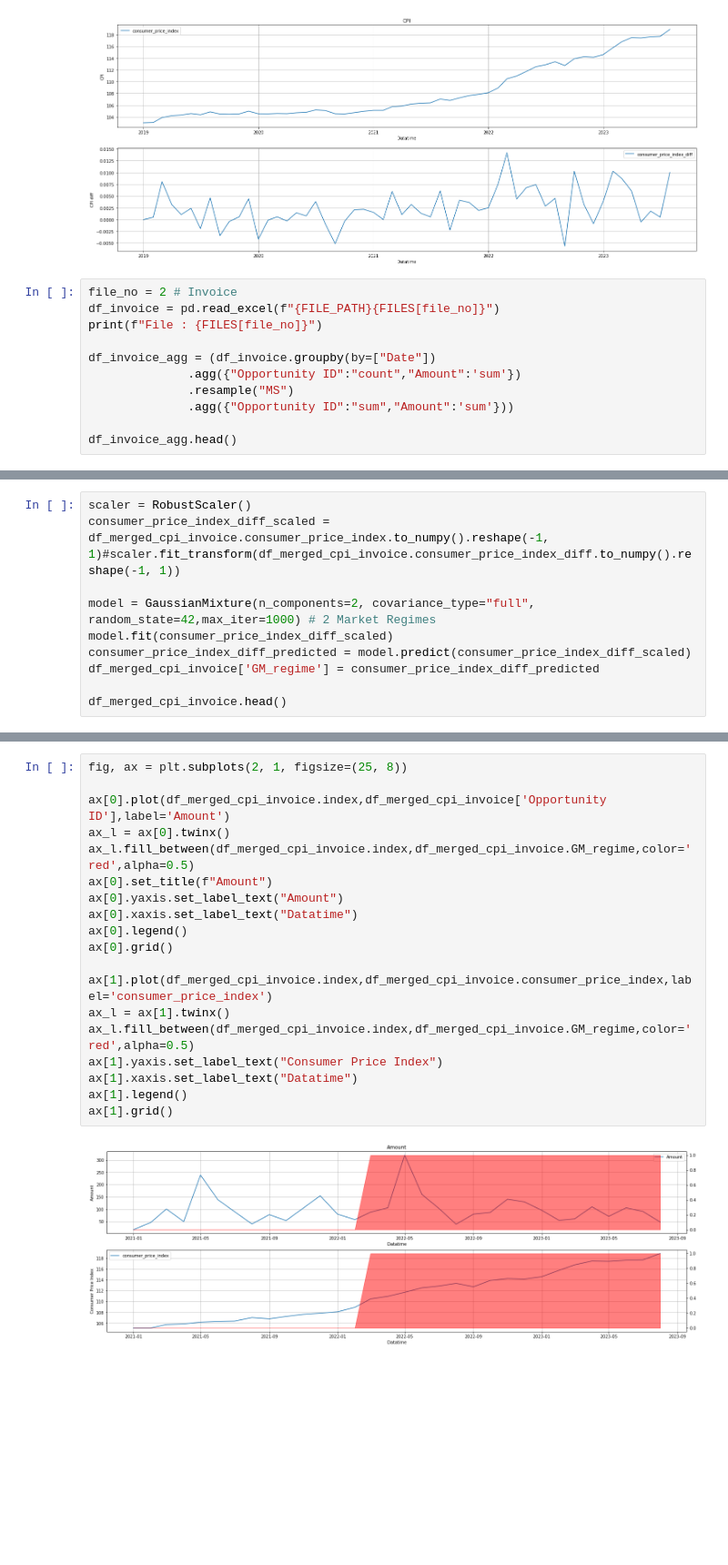
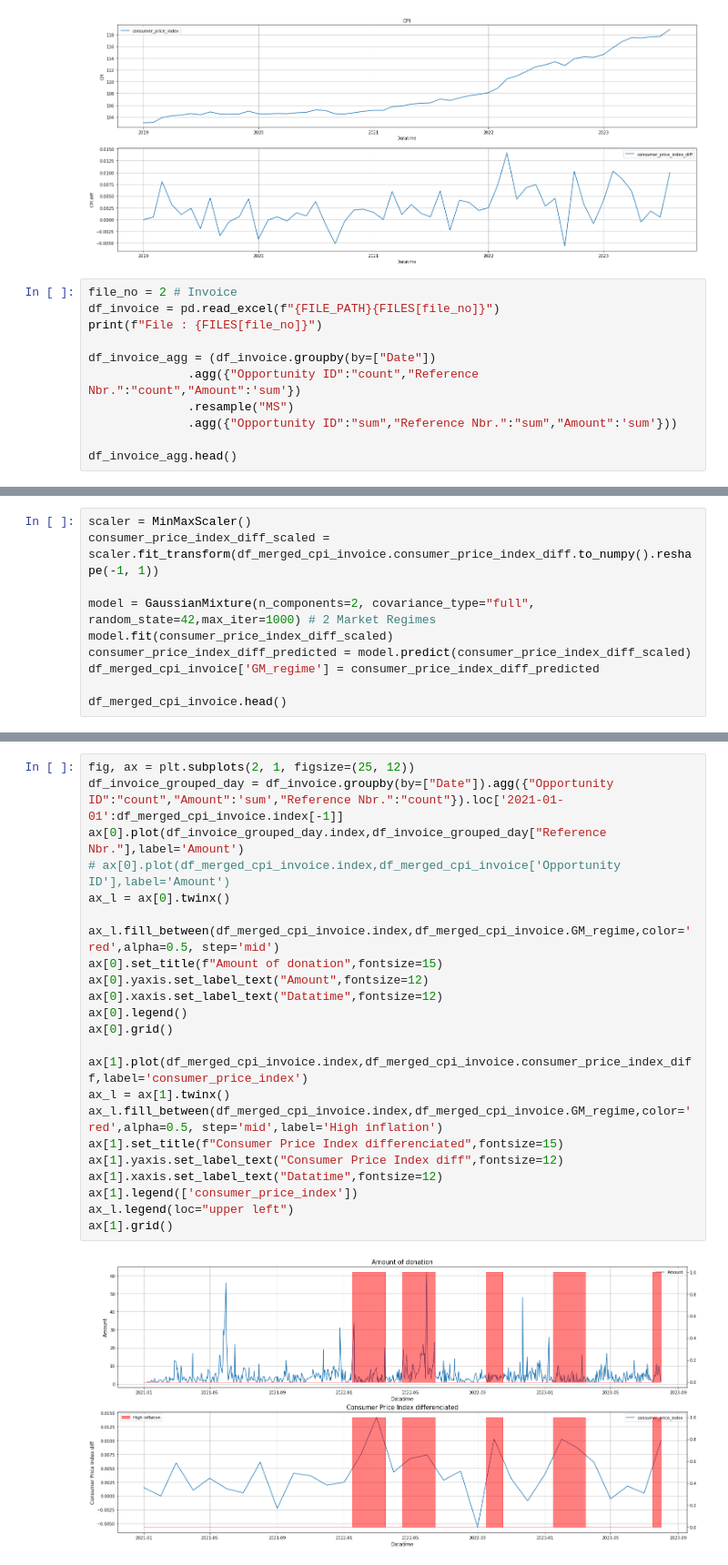
Before and after one commit to dfgparis23/Team-1, a Jupyter notebook: hmm_market_conditions.ipynb, the cells around one changed output, grey strips where cells are left out. Shown at 91% size. Saved outputs shown, nothing was run; the diff lists cells and outputs as text; blank space fills up the shorter version.

```diff
--- a/hmm_market_conditions.ipynb
+++ b/hmm_market_conditions.ipynb
@@ -70,9 +70,9 @@ df_invoice = pd.read_excel(f"{FILE_PATH}{FILES[file_no]}")
 print(f"File : {FILES[file_no]}")
 
 df_invoice_agg = (df_invoice.groupby(by=["Date"])
-              .agg({"Opportunity ID":"count","Amount":'sum'})
+              .agg({"Opportunity ID":"count","Reference Nbr.":"count","Amount":'sum'})
               .resample("MS")
-              .agg({"Opportunity ID":"sum","Amount":'sum'}))
+              .agg({"Opportunity ID":"sum","Reference Nbr.":"sum","Amount":'sum'}))
 
 df_invoice_agg.head()
 # %% [output]
@@ -109,6 +125,6 @@ df_merged_cpi_invoice.head()
 # %%
-scaler = RobustScaler()
-consumer_price_index_diff_scaled = df_merged_cpi_invoice.consumer_price_index.to_numpy().reshape(-1, 1)#scaler.fit_transform(df_merged_cpi_invoice.consumer_price_index_diff.to_numpy().reshape(-1, 1))
+scaler = MinMaxScaler()
+consumer_price_index_diff_scaled = scaler.fit_transform(df_merged_cpi_invoice.consumer_price_index_diff.to_numpy().reshape(-1, 1))
 
 model = GaussianMixture(n_components=2, covariance_type="full", random_state=42,max_iter=1000) # 2 Market Regimes
 model.fit(consumer_price_index_diff_scaled)
@@ -127,21 +143,25 @@ df_merged_cpi_invoice.head()
 # %%
-fig, ax = plt.subplots(2, 1, figsize=(25, 8))
+fig, ax = plt.subplots(2, 1, figsize=(25, 12))
+df_invoice_grouped_day = df_invoice.groupby(by=["Date"]).agg({"Opportunity ID":"count","Amount":'sum',"Reference Nbr.":"count"}).loc['2021-01-01':df_merged_cpi_invoice.index[-1]]
+ax[0].plot(df_invoice_grouped_day.index,df_invoice_grouped_day["Reference Nbr."],label='Amount')
+# ax[0].plot(df_merged_cpi_invoice.index,df_merged_cpi_invoice['Opportunity ID'],label='Amount')
+ax_l = ax[0].twinx()
 
-ax[0].plot(df_merged_cpi_invoice.index,df_merged_cpi_invoice['Opportunity ID'],label='Amount')
-ax_l = ax[0].twinx()
-ax_l.fill_between(df_merged_cpi_invoice.index,df_merged_cpi_invoice.GM_regime,color='red',alpha=0.5)
-ax[0].set_title(f"Amount")
-ax[0].yaxis.set_label_text("Amount")
-ax[0].xaxis.set_label_text("Datatime")
+ax_l.fill_between(df_merged_cpi_invoice.index,df_merged_cpi_invoice.GM_regime,color='red',alpha=0.5, step='mid')
+ax[0].set_title(f"Amount of donation",fontsize=15)
+ax[0].yaxis.set_label_text("Amount",fontsize=12)
+ax[0].xaxis.set_label_text("Datatime",fontsize=12)
 ax[0].legend()
 ax[0].grid()
 
-ax[1].plot(df_merged_cpi_invoice.index,df_merged_cpi_invoice.consumer_price_index,label='consumer_price_index')
+ax[1].plot(df_merged_cpi_invoice.index,df_merged_cpi_invoice.consumer_price_index_diff,label='consumer_price_index')
 ax_l = ax[1].twinx()
-ax_l.fill_between(df_merged_cpi_invoice.index,df_merged_cpi_invoice.GM_regime,color='red',alpha=0.5)
-ax[1].yaxis.set_label_text("Consumer Price Index")
-ax[1].xaxis.set_label_text("Datatime")
-ax[1].legend()
+ax_l.fill_between(df_merged_cpi_invoice.index,df_merged_cpi_invoice.GM_regime,color='red',alpha=0.5, step='mid',label='High inflation')
+ax[1].set_title(f"Consumer Price Index differenciated",fontsize=15)
+ax[1].yaxis.set_label_text("Consumer Price Index diff",fontsize=12)
+ax[1].xaxis.set_label_text("Datatime",fontsize=12)
+ax[1].legend(['consumer_price_index'])
+ax_l.legend(loc="upper left")
 ax[1].grid()
 # %% [output]
-[figure, old version]
+[figure, new version]
```
Also changed, not shown: parts of 11 cells of this notebook, 1 other file.
